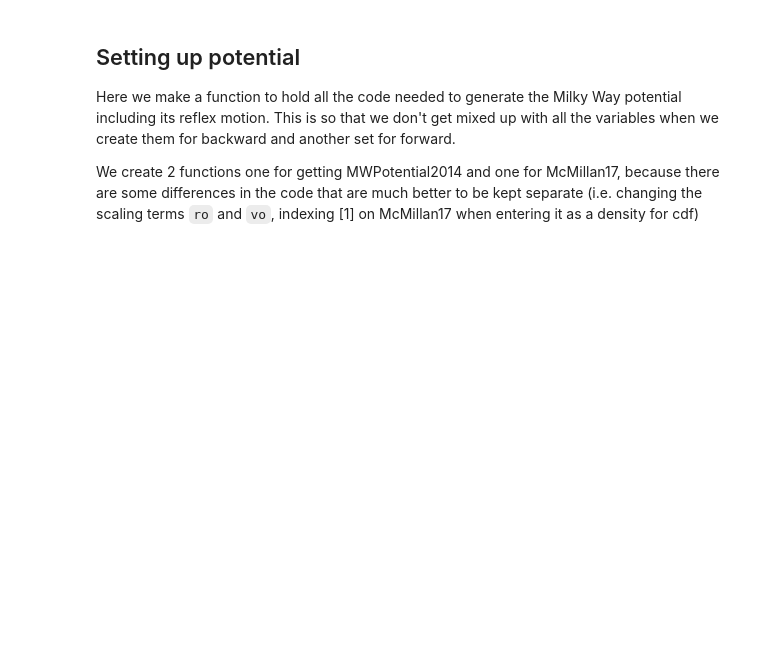
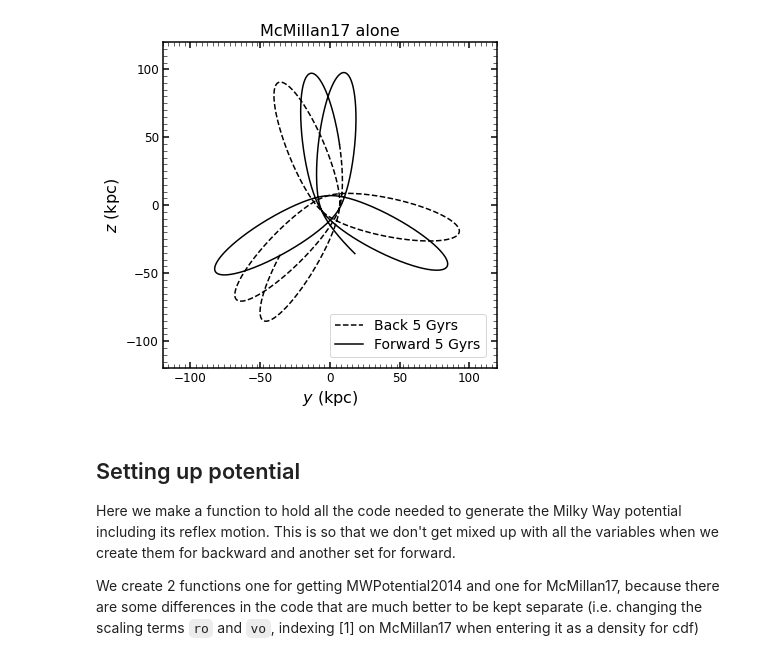
Before and after one commit to Kevin22888/Research-Bootes-III, a Jupyter notebook: additional/Orbit-Integration-with-LMC.ipynb, the cells around one changed output. Saved outputs shown, nothing was run; the diff lists cells and outputs as text; code cells hidden in the pictures; blank space fills up the shorter version.

```diff
--- a/additional/Orbit-Integration-with-LMC.ipynb
+++ b/additional/Orbit-Integration-with-LMC.ipynb
@@ -37,3 +81,18 @@ U_VEL_BOO3 = 1.56
+# %%
+orbit2_backward_no_LMC.plot(d1='y', d2='z', c='k', ls='--', label='Back 5 Gyrs')
+orbit2_forward_no_LMC.plot(d1='y', d2='z', c='k', overplot=True, label='Forward 5 Gyrs')
+
+ax = plt.gca()
+
+ax.set_xlim(-120, 120)
+ax.set_ylim(-120, 120)
+ax.set_title('McMillan17 alone')
+ax.legend()
+
+fig = plt.gcf()
+fig.set_size_inches(6, 6)
+# %% [output]
+[figure, added]
 # %% [markdown]
 ## Setting up potential
 Here we make a function to hold all the code needed to generate the Milky Way potential including its reflex motion. This is so that we don't get mixed up with all the variables when we create them for backward and another set for forward.
```
Also changed, not shown: parts of 15 cells of this notebook.
